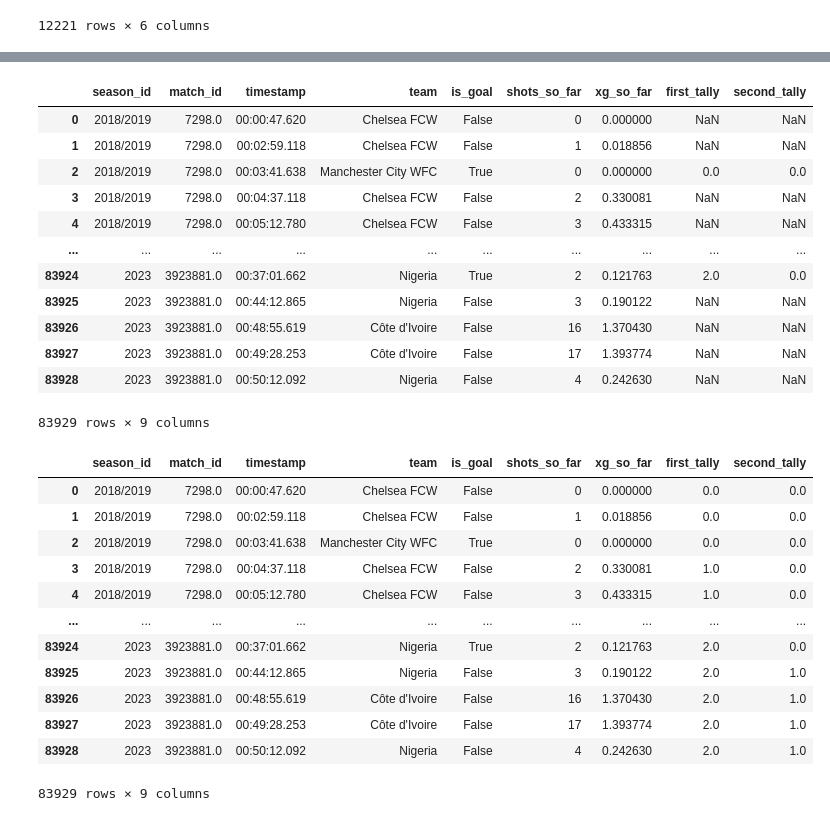
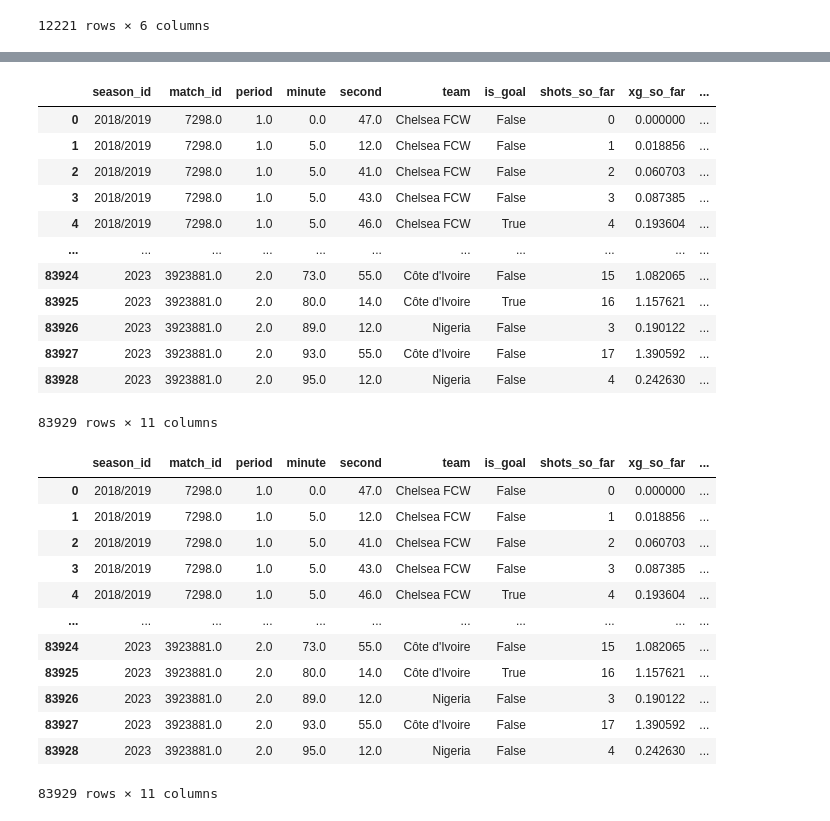
Before and after one commit to kkkarnav/BetterxG, a Jupyter notebook: 2_data_augmentation_with_press_and_triangle.ipynb, the cells around one changed output, grey strips where cells are left out. Cells and saved outputs as stored; diff of their text form; code cells hidden in the pictures.

Commit message:
press and triangle

```diff
--- a/2_data_augmentation_with_press_and_triangle.ipynb
+++ b/2_data_augmentation_with_press_and_triangle.ipynb
@@ -211,3 +119,7 @@ data["position"] = all_shots["position"]
+# %%
+# qualitative attributes
+data[["play_pattern", "position"]] = all_shots[["play_pattern", "position"]]
+data["player_type"] = all_shots["position"].apply(lambda x: 4 if ("Forward" in x or "Striker" in x) else 3 if "Wing" in x else 2 if "Mid" in x else 1 if ("Back" in x or "Defen" in x) else 0)
 # %%
 # shot attributes
 data["location_x"] = all_shots["location"].apply(lambda x: ast.literal_eval(x)[0])
@@ -240,8 +152,8 @@ data["num_passes"] = all_shots["num_passes"].fillna(0)
 # locations for defensive/goalkeeper attributes
 locations = pd.DataFrame()
 locations["opponents"] = all_shots["shot_freeze_frame"].fillna('[{"location": [], "position": {"name": ""}, "teammate": False}]').apply(lambda frame: [[player["location"], player["position"]["name"]] for player in ast.literal_eval(frame) if not player["teammate"]])
-locations["shot"] = tuple(zip(data["location_x"], data["location_y"]))
-locations["goalkeeper"] = locations["opponents"].apply(lambda frame: [player[0] for player in frame if player[1] == "Goalkeeper"]).apply(lambda x: x[0] if len(x) != 0 else [-1, -1])
+locations["shot"] = tuple(zip(data["location_x"].apply(lambda x: 119.9 if x == 120.0 else x), data["location_y"]))
+locations["goalkeeper"] = locations["opponents"].apply(lambda frame: [player[0] for player in frame if player[1] == "Goalkeeper"]).apply(lambda x: x[0] if len(x) != 0 else [-1, -1]).apply(lambda x: 119.9 if x == 120.0 else x)
 locations
 # %% [output]
 |  | opponents | shot | goalkeeper |
@@ -296,18 +234,16 @@ def best_distance(point) :
 # %%
-# defensive/goalkeeper attributes
+# defensive pressure/goalkeeper attributes
 data["defenders_3m_radius"] = locations.apply(lambda shot: (len([defender for defender in shot["opponents"] if ((defender[0][0]-shot["shot"][0])**2 + (defender[0][1]-shot["shot"][1])**2) < 3**2])) if shot["opponents"] != [[[], '']] else -1, axis=1)
-data["defenders_triangle"] = locations.apply(lambda shot: (len([defender for defender in shot["opponents"] if point_in_triangle(defender[0], shot["shot"], [120, 36], [120, 44])])) if shot["opponents"] != [[[], '']] else -1, axis=1)
+data["defenders_triangle"] = locations.apply(lambda shot: (len([defender for defender in shot["opponents"] if point_in_triangle(defender[0], shot["shot"], [120, 32], [120, 48])])) if shot["opponents"] != [[[], '']] else -1, axis=1)
 
 data["goalkeeper_x"] = locations["goalkeeper"].apply(lambda x: x[0])
 data["goalkeeper_y"] = locations["goalkeeper"].apply(lambda x: x[1])
 data["distance_to_goalie"] = data.apply(lambda x: math.sqrt((x["goalkeeper_x"] - x["location_x"])**2 + (x["goalkeeper_y"] - x["location_y"])**2), axis=1)
 # %%
-# angle/location attributes
-points = pd.Series(zip(data['location_x'].replace(120.0, 119.9), data['location_y']))
-data["shooting_range"] = points.apply(lambda point: angle_between_sides(math.dist(point, (120, 36)), math.dist((120, 44), point), 8))
-data["goal_distance"] = points.apply(lambda point: math.dist(point, (120, 40)))
-data["best_distance"] = points.apply(lambda point: best_distance(point))
-#data["goalie_error"] = points.apply(lambda point: )
+# angle/location-based attributes
+data["shooting_range"] = locations["shot"].apply(lambda point: angle_between_sides(math.dist(point, (120, 36)), math.dist((120, 44), point), 8))
+data["goal_distance"] = locations["shot"].apply(lambda point: math.dist(point, (120, 40)))
+data["best_distance"] = locations["shot"].apply(lambda point: best_distance(point))
 # %%
 # target variables
 data["statsbomb_xg"] = all_shots["shot_statsbomb_xg"].apply(lambda x: float(x))
@@ -354,21 +293,21 @@ all_goals[["season_id", "match_id", "timestamp", "team", "is_first", "first_tall
 # %%
 data["first_tally"] = all_goals["first_tally"]
 data["second_tally"] = all_goals["second_tally"]
-data[["season_id", "match_id", "timestamp", "team", "is_goal", "shots_so_far", "xg_so_far", "first_tally", "second_tally"]].sort_values(by=["match_id", "timestamp"])
+data[["season_id", "match_id", "period", "minute", "second", "team", "is_goal", "shots_so_far", "xg_so_far", "first_tally", "second_tally"]]
 # %% [output]
-|  | season_id | match_id | timestamp | team | is_goal | shots_so_far | xg_so_far | first_tally | second_tally |
-| 0 | 2018/2019 | 7298.0 | 00:00:47.620 | Chelsea FCW | False | 0 | 0.000000 | NaN | NaN |
-| 1 | 2018/2019 | 7298.0 | 00:02:59.118 | Chelsea FCW | False | 1 | 0.018856 | NaN | NaN |
-| 2 | 2018/2019 | 7298.0 | 00:03:41.638 | Manchester City WFC | True | 0 | 0.000000 | 0.0 | 0.0 |
-| 3 | 2018/2019 | 7298.0 | 00:04:37.118 | Chelsea FCW | False | 2 | 0.330081 | NaN | NaN |
-| 4 | 2018/2019 | 7298.0 | 00:05:12.780 | Chelsea FCW | False | 3 | 0.433315 | NaN | NaN |
-| ... | ... | ... | ... | ... | ... | ... | ... | ... | ... |
-| 83924 | 2023 | 3923881.0 | 00:37:01.662 | Nigeria | True | 2 | 0.121763 | 2.0 | 0.0 |
-| 83925 | 2023 | 3923881.0 | 00:44:12.865 | Nigeria | False | 3 | 0.190122 | NaN | NaN |
-| 83926 | 2023 | 3923881.0 | 00:48:55.619 | Côte d'Ivoire | False | 16 | 1.370430 | NaN | NaN |
-| 83927 | 2023 | 3923881.0 | 00:49:28.253 | Côte d'Ivoire | False | 17 | 1.393774 | NaN | NaN |
-| 83928 | 2023 | 3923881.0 | 00:50:12.092 | Nigeria | False | 4 | 0.242630 | NaN | NaN |
+|  | season_id | match_id | period | minute | second | team | is_goal | shots_so_far | xg_so_far | ... |
+| 0 | 2018/2019 | 7298.0 | 1.0 | 0.0 | 47.0 | Chelsea FCW | False | 0 | 0.000000 | ... |
+| 1 | 2018/2019 | 7298.0 | 1.0 | 5.0 | 12.0 | Chelsea FCW | False | 1 | 0.018856 | ... |
+| 2 | 2018/2019 | 7298.0 | 1.0 | 5.0 | 41.0 | Chelsea FCW | False | 2 | 0.060703 | ... |
+| 3 | 2018/2019 | 7298.0 | 1.0 | 5.0 | 43.0 | Chelsea FCW | False | 3 | 0.087385 | ... |
+| 4 | 2018/2019 | 7298.0 | 1.0 | 5.0 | 46.0 | Chelsea FCW | True | 4 | 0.193604 | ... |
+| ... | ... | ... | ... | ... | ... | ... | ... | ... | ... | ... |
+| 83924 | 2023 | 3923881.0 | 2.0 | 73.0 | 55.0 | Côte d'Ivoire | False | 15 | 1.082065 | ... |
+| 83925 | 2023 | 3923881.0 | 2.0 | 80.0 | 14.0 | Côte d'Ivoire | True | 16 | 1.157621 | ... |
+| 83926 | 2023 | 3923881.0 | 2.0 | 89.0 | 12.0 | Nigeria | False | 3 | 0.190122 | ... |
+| 83927 | 2023 | 3923881.0 | 2.0 | 93.0 | 55.0 | Côte d'Ivoire | False | 17 | 1.390592 | ... |
+| 83928 | 2023 | 3923881.0 | 2.0 | 95.0 | 12.0 | Nigeria | False | 4 | 0.242630 | ... |
-83929 rows × 9 columns
+83929 rows × 11 columns
 # %%
 data["is_first"] = data[['match_id', 'team']].apply(tuple, axis=1).isin(list(zip(first_scorers.index, first_scorers["team"])))
 data["first_tally"] = data["first_tally"].fillna(method="bfill")
@@ -386,21 +325,21 @@ for i in range(len(last_goals)):
         data.loc[last_goals.iloc[i]+1 : last_shots.iloc[i], "first_tally"] = prop_values[0]
         data.loc[last_goals.iloc[i]+1 : last_shots.iloc[i], "second_tally"] = prop_values[1]
 
-data[["season_id", "match_id", "timestamp", "team", "is_goal", "shots_so_far", "xg_so_far", "first_tally", "second_tally"]].sort_values(by=["match_id", "timestamp"])
+data[["season_id", "match_id", "period", "minute", "second", "team", "is_goal", "shots_so_far", "xg_so_far", "first_tally", "second_tally"]]
 # %% [output]
-|  | season_id | match_id | timestamp | team | is_goal | shots_so_far | xg_so_far | first_tally | second_tally |
-| 0 | 2018/2019 | 7298.0 | 00:00:47.620 | Chelsea FCW | False | 0 | 0.000000 | 0.0 | 0.0 |
-| 1 | 2018/2019 | 7298.0 | 00:02:59.118 | Chelsea FCW | False | 1 | 0.018856 | 0.0 | 0.0 |
-| 2 | 2018/2019 | 7298.0 | 00:03:41.638 | Manchester City WFC | True | 0 | 0.000000 | 0.0 | 0.0 |
-| 3 | 2018/2019 | 7298.0 | 00:04:37.118 | Chelsea FCW | False | 2 | 0.330081 | 1.0 | 0.0 |
-| 4 | 2018/2019 | 7298.0 | 00:05:12.780 | Chelsea FCW | False | 3 | 0.433315 | 1.0 | 0.0 |
-| ... | ... | ... | ... | ... | ... | ... | ... | ... | ... |
-| 83924 | 2023 | 3923881.0 | 00:37:01.662 | Nigeria | True | 2 | 0.121763 | 2.0 | 0.0 |
-| 83925 | 2023 | 3923881.0 | 00:44:12.865 | Nigeria | False | 3 | 0.190122 | 2.0 | 1.0 |
-| 83926 | 2023 | 3923881.0 | 00:48:55.619 | Côte d'Ivoire | False | 16 | 1.370430 | 2.0 | 1.0 |
-| 83927 | 2023 | 3923881.0 | 00:49:28.253 | Côte d'Ivoire | False | 17 | 1.393774 | 2.0 | 1.0 |
-| 83928 | 2023 | 3923881.0 | 00:50:12.092 | Nigeria | False | 4 | 0.242630 | 2.0 | 1.0 |
+|  | season_id | match_id | period | minute | second | team | is_goal | shots_so_far | xg_so_far | ... |
+| 0 | 2018/2019 | 7298.0 | 1.0 | 0.0 | 47.0 | Chelsea FCW | False | 0 | 0.000000 | ... |
+| 1 | 2018/2019 | 7298.0 | 1.0 | 5.0 | 12.0 | Chelsea FCW | False | 1 | 0.018856 | ... |
+| 2 | 2018/2019 | 7298.0 | 1.0 | 5.0 | 41.0 | Chelsea FCW | False | 2 | 0.060703 | ... |
+| 3 | 2018/2019 | 7298.0 | 1.0 | 5.0 | 43.0 | Chelsea FCW | False | 3 | 0.087385 | ... |
+| 4 | 2018/2019 | 7298.0 | 1.0 | 5.0 | 46.0 | Chelsea FCW | True | 4 | 0.193604 | ... |
+| ... | ... | ... | ... | ... | ... | ... | ... | ... | ... | ... |
+| 83924 | 2023 | 3923881.0 | 2.0 | 73.0 | 55.0 | Côte d'Ivoire | False | 15 | 1.082065 | ... |
+| 83925 | 2023 | 3923881.0 | 2.0 | 80.0 | 14.0 | Côte d'Ivoire | True | 16 | 1.157621 | ... |
+| 83926 | 2023 | 3923881.0 | 2.0 | 89.0 | 12.0 | Nigeria | False | 3 | 0.190122 | ... |
+| 83927 | 2023 | 3923881.0 | 2.0 | 93.0 | 55.0 | Côte d'Ivoire | False | 17 | 1.390592 | ... |
+| 83928 | 2023 | 3923881.0 | 2.0 | 95.0 | 12.0 | Nigeria | False | 4 | 0.242630 | ... |
-83929 rows × 9 columns
+83929 rows × 11 columns
 # %%
 data["game_state"] = data.apply(lambda x: (x["first_tally"] - x["second_tally"]) if x["is_first"] else (x["second_tally"] - x["first_tally"]) ,axis=1)
 data["was_leading"] = data["game_state"].apply(lambda x: 1 if x > 0 else 0 if x == 0 else -1)
```
Also changed, not shown: parts of 75 cells of this notebook.
